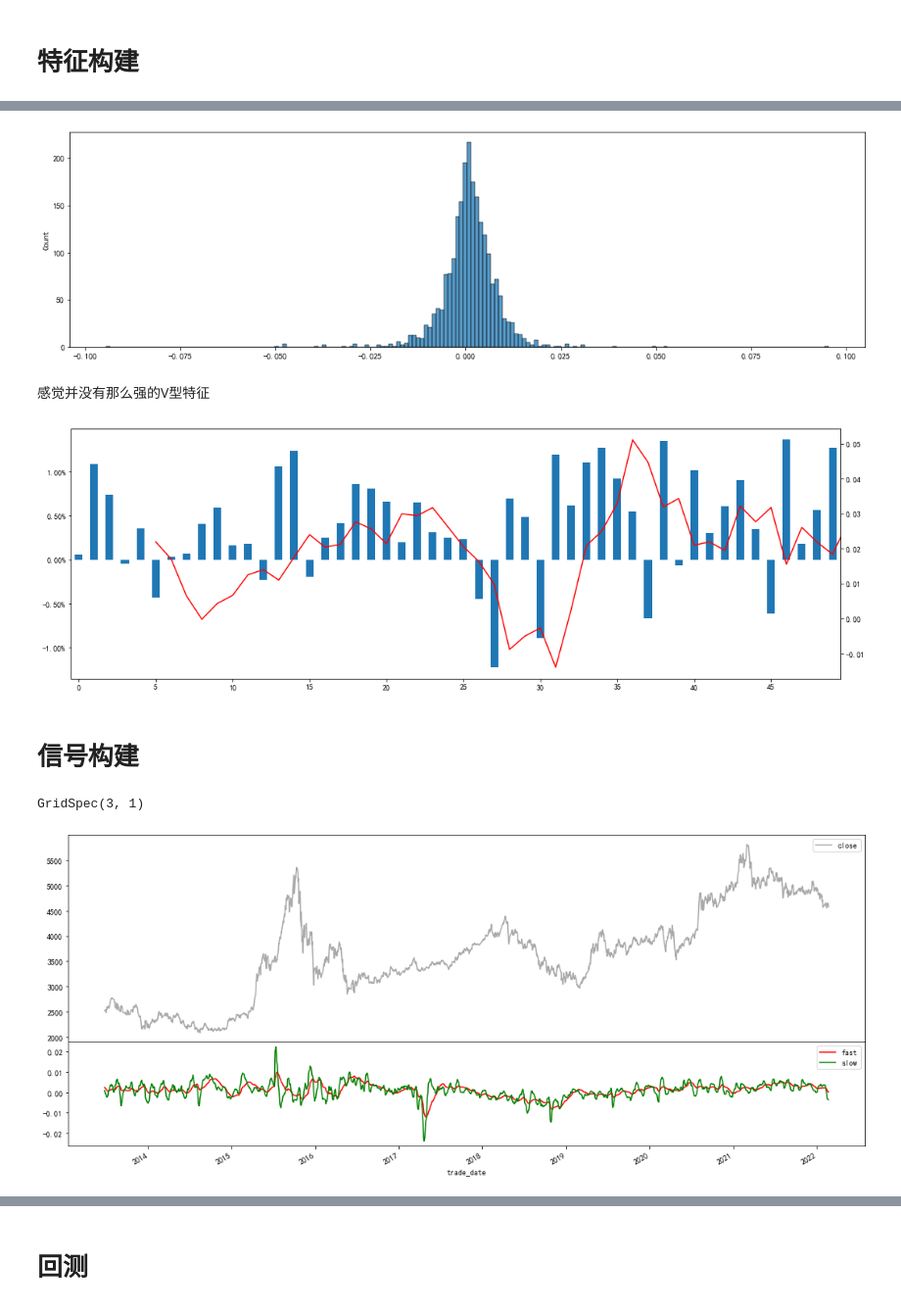
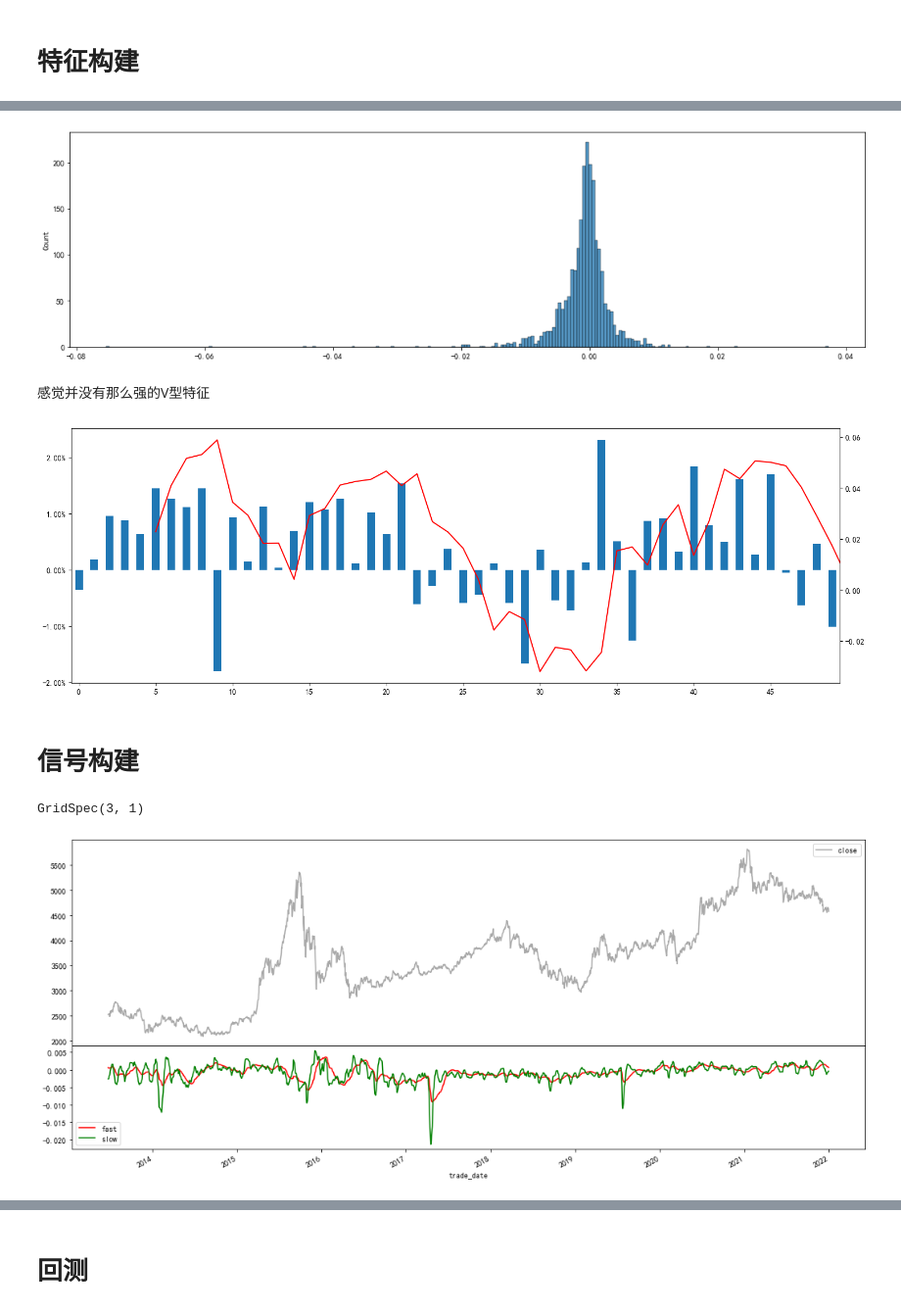
Before and after one commit to hugo2046/QuantsPlaybook, a Jupyter notebook: C-择时类/特征分布建模择时/特征分布择时.ipynb, the cells around one changed output, grey strips where cells are left out. Shown at 98% size. Cells and saved outputs as stored; diff of their text form; code cells hidden in the pictures.

```diff
--- a/C-择时类/特征分布建模择时/特征分布择时.ipynb
+++ b/C-择时类/特征分布建模择时/特征分布择时.ipynb
@@ -52,0 +58,18 @@ NameError: name 'billboard_df' is not defined
+# %%
+# 营业部
+cond1 = billboard_df['exalter'].str.contains('营业?|分公司',regex=True)
+# 机构专用
+cond2 = billboard_df['exalter'].str.contains('机构专用|机构投资者',regex=True)
+# 交易单元
+cond3 = billboard_df['exalter'].str.contains('交易单元')
+# 深股通
+cond4 = billboard_df['exalter'].str.contains('深股通专用|沪股通专用|深股通投资者',regex=True)
+# 其他
+cond5 = billboard_df['exalter'].str.contains('自然人|其他自然人|中小投资者|投资者分类',regex=True)
+
+# 营业部总部
+cond6 = (~cond1) & (~cond2) & (~cond3) & (~cond4) & (~cond5)
+# %%
+# 使用机构专用席位
+filter_billboard = billboard_df[(cond2|cond3)]
+filter_billboard.head()
@@ -54,7 +84,7 @@ NameError: name 'billboard_df' is not defined
 # 特征构建
 # %%
 # 计算当日所有单个席位净流入金额(单个席位买入 金额-单个席位卖出金额)的总和
-nextbuy: pd.Series = billboard_df.groupby('trade_date')['net_buy'].sum()
+nextbuy: pd.Series = filter_billboard.groupby('trade_date')['net_buy'].sum()
 
 # IS_NetBuy/沪深 300 指数当日成交金额
 is_netbuy_s: pd.Series = nextbuy / (hs300['amount'] * 1000)
@@ -79,24 +105,23 @@ quantile_indincator.columns = ['ub','signal','lb']
 plt.figure(figsize=(18,5))
 sns.histplot(is_netbuy_s);
 # %% [output]
-[figure, old version]
+[figure, new version]
 # %% [markdown]
 感觉并没有那么强的V型特征
 # %%
-forward_returns: pd.Series = get_forward_returns(hs300['close'],
-                                                 [3, 5, 10, 15, 20, 60])
+forward_returns: pd.Series = hs300['close'].pct_change(10).shift(-10)
 # 根据特征分值分组
 group = pd.qcut(is_netbuy_s,50,labels=False) + 1
-group_ret = forward_returns.groupby(group)['10日收益'].mean()
+group_ret = forward_returns.groupby(group).mean()
 
 # 画图
 ax = group_ret.plot(kind='bar',figsize=(18,6))
 group_ret.rolling(5).sum().plot(kind='line',color='red',secondary_y=True)
 ax.yaxis.set_major_formatter('{x:.2%}')
 ax.xaxis.set_major_locator(MultipleLocator(5))
 ax.xaxis.set_major_formatter('{x:.0f}');
 # %% [output]
-[figure, old version]
+[figure, new version]
 # %% [markdown]
 # 信号构建
 # %%
@@ -113,4 +138,4 @@ indincator.columns = ['fast','slow']
 plot_indicator(hs300['close'],indincator)
 # %% [output]
 GridSpec(3, 1)
-[figure, old version]
+[figure, new version]
```
Also changed, not shown: parts of 19 cells of this notebook, 1 other file.
